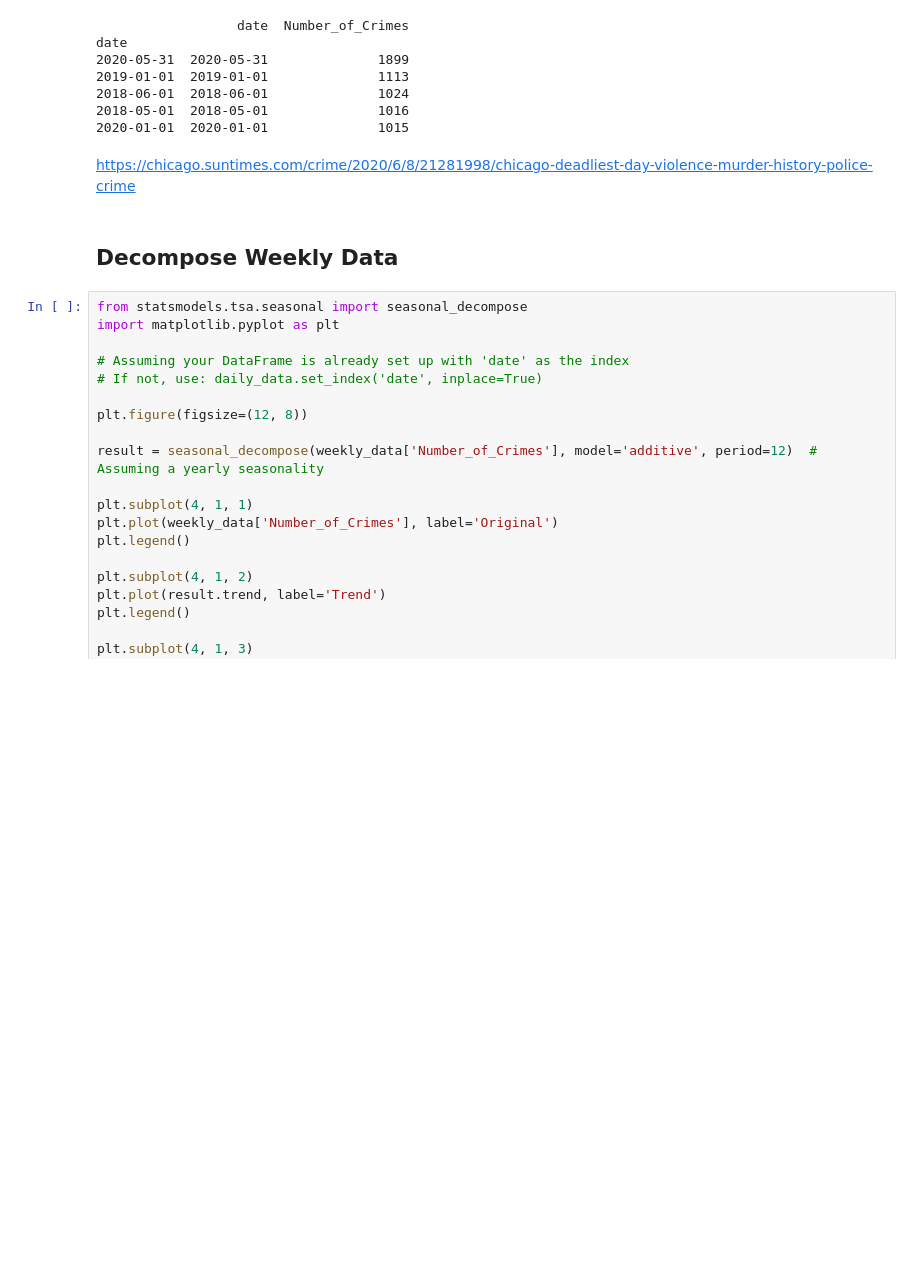
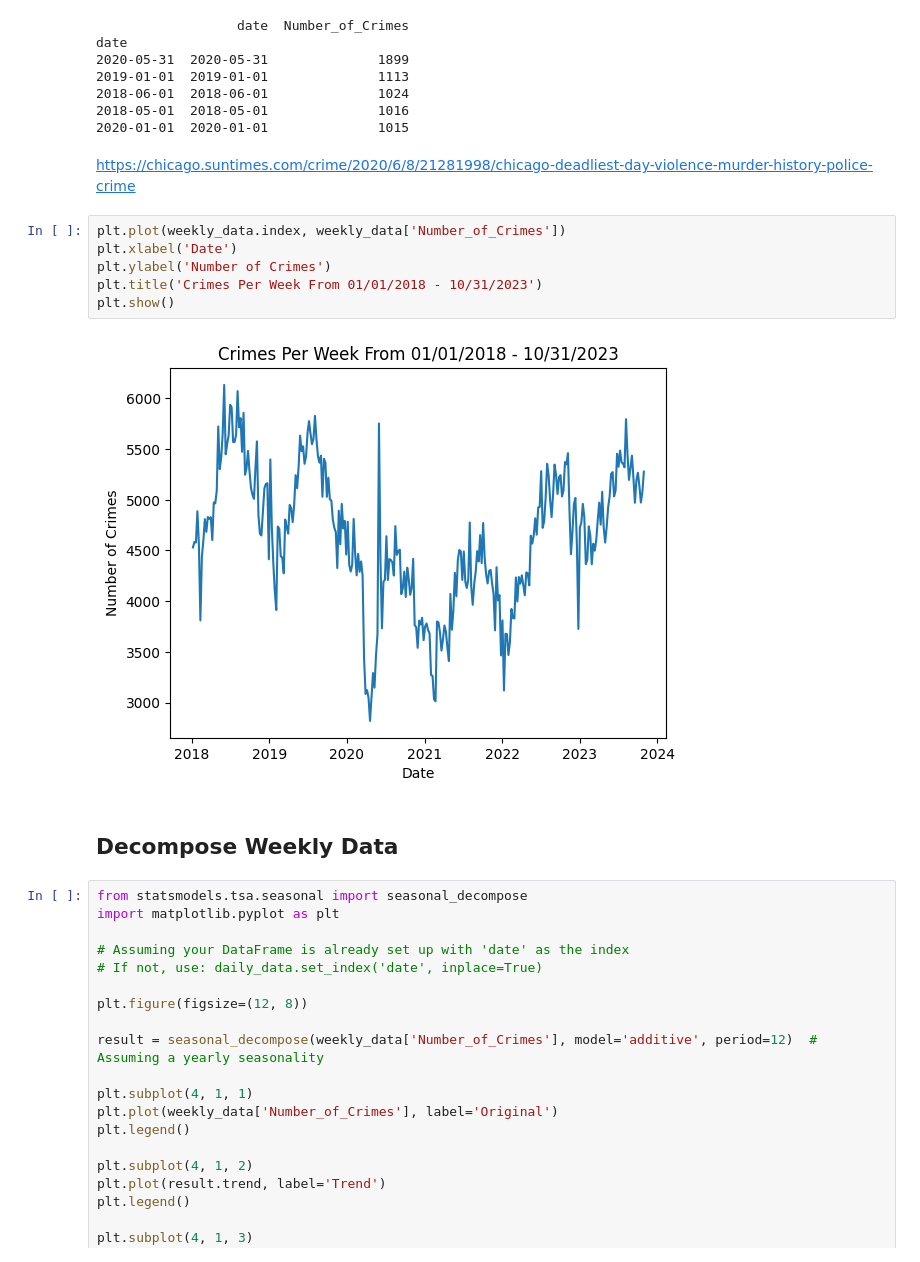
Before and after one commit to KrishShah12/Chicago-Crime-Analysis, a Jupyter notebook: NumCrimes_TimeSeriesForecasts.ipynb, the cells around one changed output. Cells and saved outputs as stored; diff of their text form; blank space fills up the shorter version.

```diff
--- a/NumCrimes_TimeSeriesForecasts.ipynb
+++ b/NumCrimes_TimeSeriesForecasts.ipynb
@@ -105,6 +135,14 @@ date
 2020-01-01  2020-01-01              1015
 # %% [markdown]
 https://chicago.suntimes.com/crime/2020/6/8/21281998/chicago-deadliest-day-violence-murder-history-police-crime
+# %%
+plt.plot(weekly_data.index, weekly_data['Number_of_Crimes'])
+plt.xlabel('Date')
+plt.ylabel('Number of Crimes')
+plt.title('Crimes Per Week From 01/01/2018 - 10/31/2023')
+plt.show()
+# %% [output]
+[figure, added]
 # %% [markdown]
 ## Decompose Weekly Data
 # %%
```
Also changed, not shown: parts of 8 cells of this notebook.
